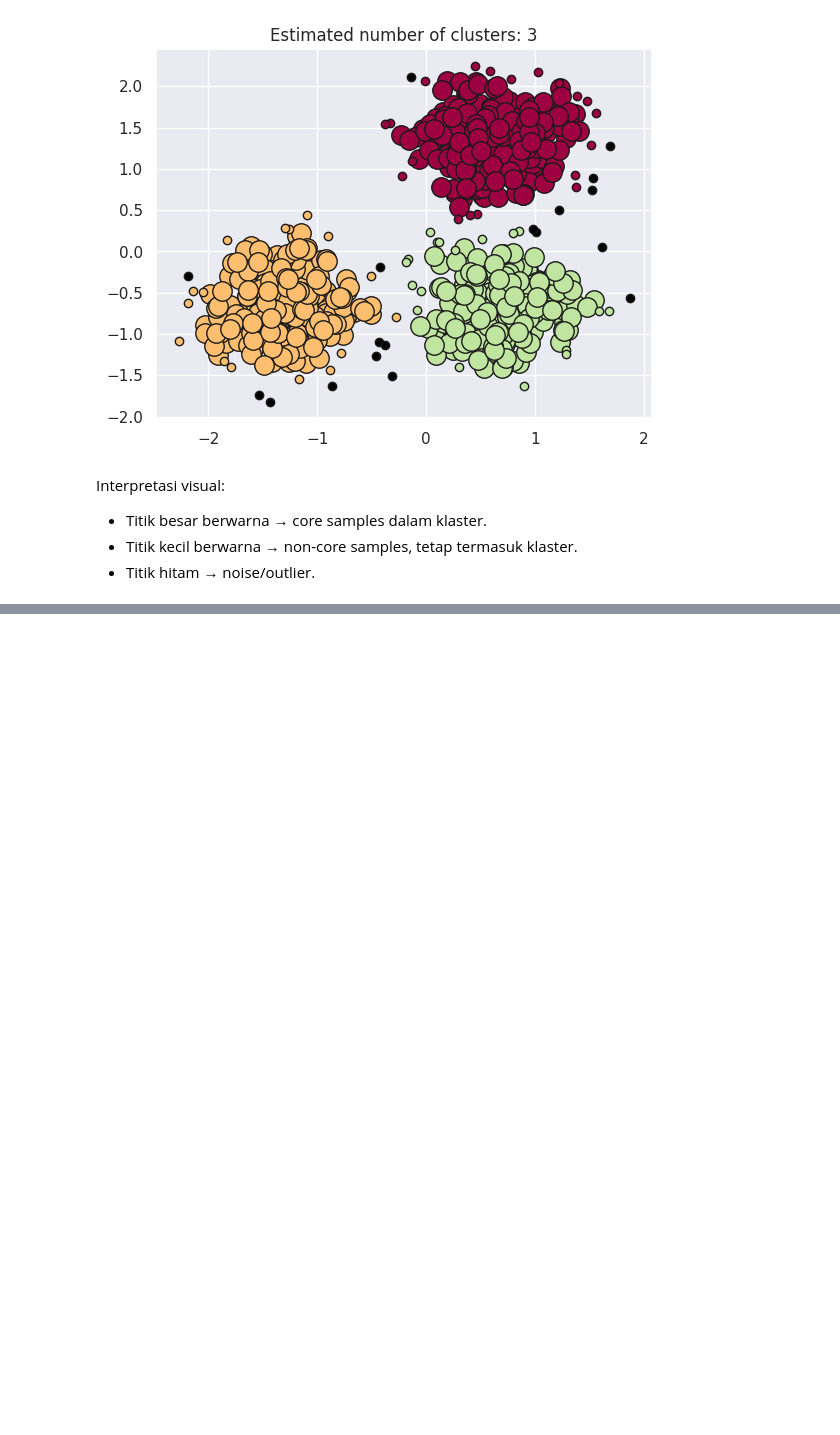
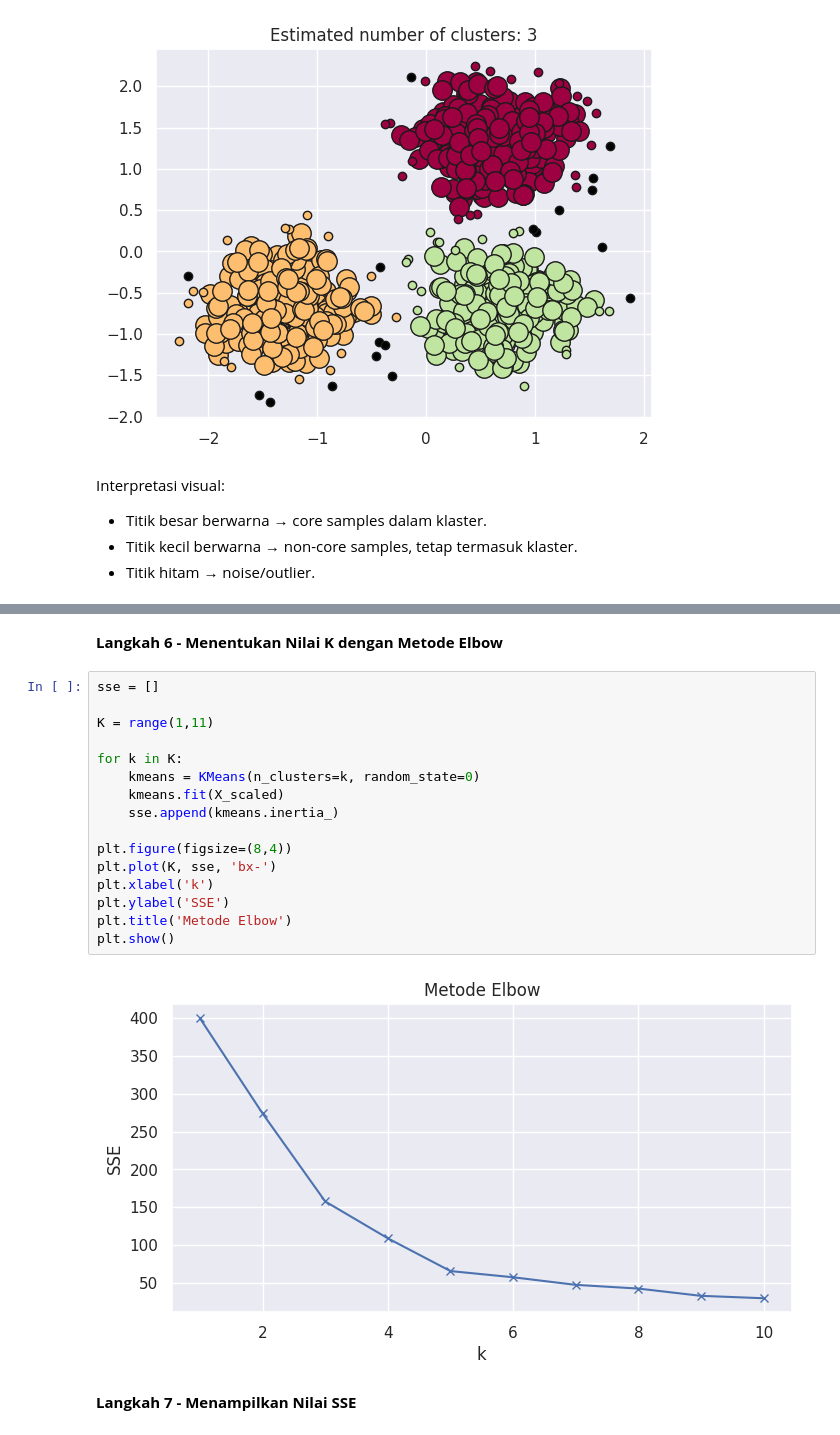
Before and after one commit to nurilhuda05/Pembelajaran_Mesin_2026, a Jupyter notebook: TG4_244107020004_Muhammad_Nuril_Huda.ipynb, the cells around one changed output, grey strips where cells are left out. Drawn from its saved outputs; the diff is of its cells as text; blank space fills up the shorter version.

```diff
--- a/TG4_244107020004_Muhammad_Nuril_Huda.ipynb
+++ b/TG4_244107020004_Muhammad_Nuril_Huda.ipynb
@@ -511,0 +601,22 @@ Interpretasi visual:
+# %% [markdown]
+**Langkah 6 - Menentukan Nilai K dengan Metode Elbow**
+# %%
+sse = []
+
+K = range(1,11)
+
+for k in K:
+    kmeans = KMeans(n_clusters=k, random_state=0)
+    kmeans.fit(X_scaled)
+    sse.append(kmeans.inertia_)
+
+plt.figure(figsize=(8,4))
+plt.plot(K, sse, 'bx-')
+plt.xlabel('k')
+plt.ylabel('SSE')
+plt.title('Metode Elbow')
+plt.show()
+# %% [output]
+[figure, added]
+# %% [markdown]
+**Langkah 7 - Menampilkan Nilai SSE**
```
Also changed, not shown: parts of 47 cells of this notebook.
